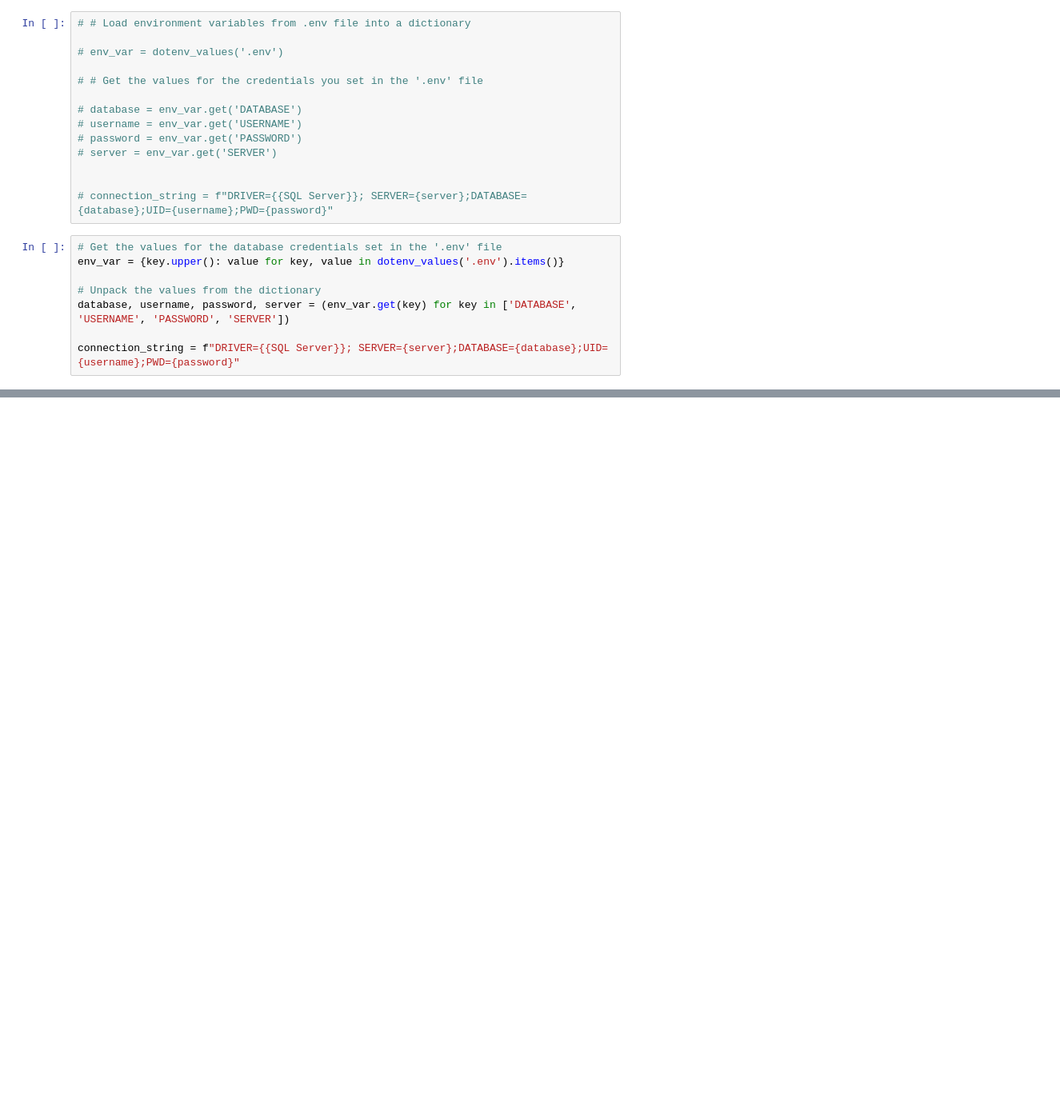
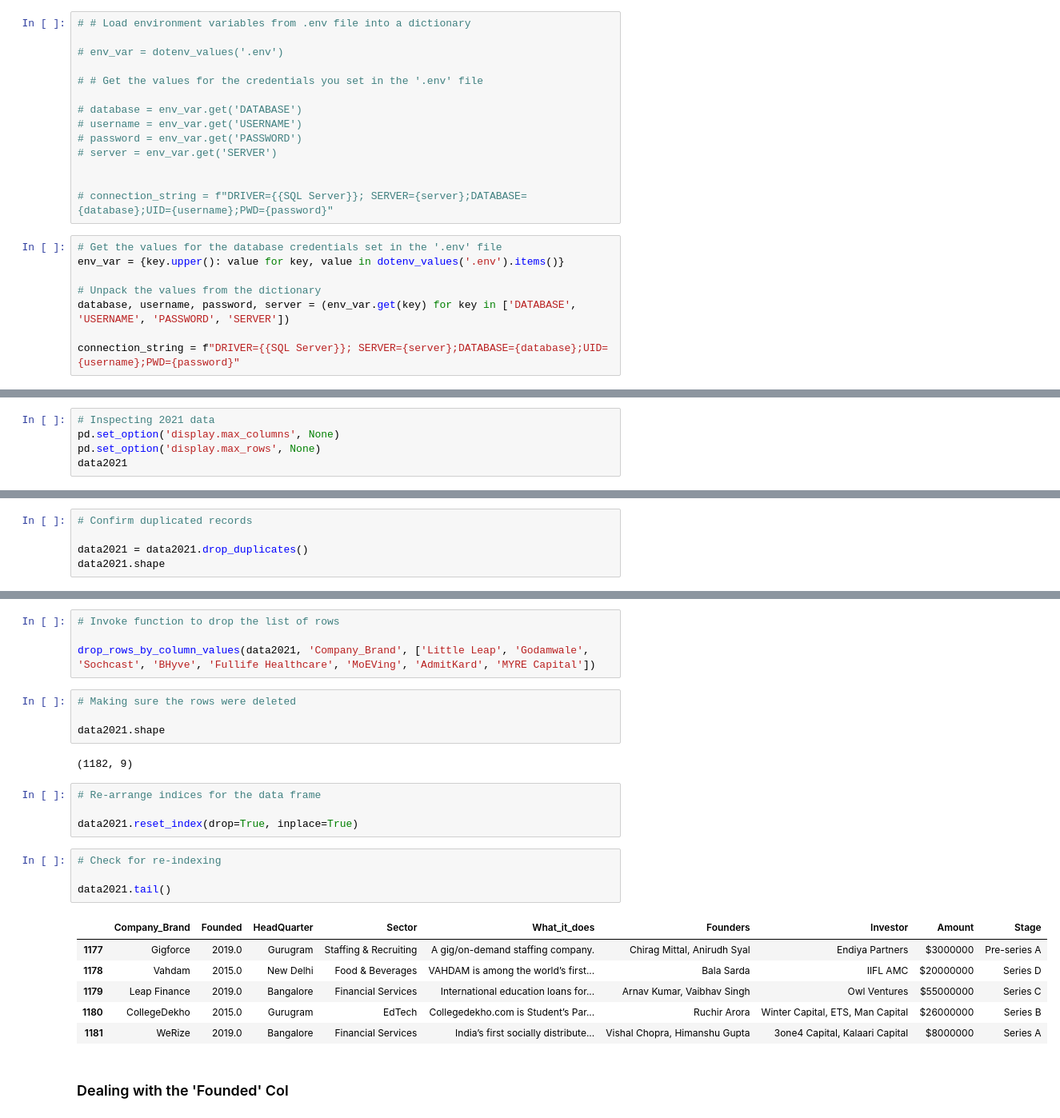
Before and after one commit to aaronayitey/Indian-Startup-Funding-Analysis, a Jupyter notebook: analysing_funding.ipynb, the cells around one changed output, grey strips where cells are left out. Shown at 80% size. Cells and saved outputs as stored; diff of their text form; blank space fills up the shorter version.

```diff
--- a/analysing_funding.ipynb
+++ b/analysing_funding.ipynb
@@ -55,0 +63,5 @@ data2021 = pd.read_sql(query2021, connection)
+# %%
+# Inspecting 2021 data
+pd.set_option('display.max_columns', None)
+pd.set_option('display.max_rows', None)
+data2021
@@ -55,0 +111,5 @@ data2021 = pd.read_sql(query2021, connection)
+# %%
+# Confirm duplicated records
+
+data2021 = data2021.drop_duplicates()
+data2021.shape
@@ -55,0 +160,27 @@ data2021 = pd.read_sql(query2021, connection)
+# %%
+# Invoke function to drop the list of rows
+
+drop_rows_by_column_values(data2021, 'Company_Brand', ['Little Leap', 'Godamwale', 'Sochcast', 'BHyve', 'Fullife Healthcare', 'MoEVing', 'AdmitKard', 'MYRE Capital'])
+# %%
+# Making sure the rows were deleted
+
+data2021.shape
+# %% [output]
+(1182, 9)
+# %%
+# Re-arrange indices for the data frame
+
+data2021.reset_index(drop=True, inplace=True)
+# %%
+# Check for re-indexing
+
+data2021.tail()
+# %% [output]
+|  | Company_Brand | Founded | HeadQuarter | Sector | What_it_does | Founders | Investor | Amount | Stage |
+| 1177 | Gigforce | 2019.0 | Gurugram | Staffing & Recruiting | A gig/on-demand staffing company. | Chirag Mittal, Anirudh Syal | Endiya Partners | $3000000 | Pre-series A |
+| 1178 | Vahdam | 2015.0 | New Delhi | Food & Beverages | VAHDAM is among the world’s first... | Bala Sarda | IIFL AMC | $20000000 | Series D |
+| 1179 | Leap Finance | 2019.0 | Bangalore | Financial Services | International education loans for... | Arnav Kumar, Vaibhav Singh | Owl Ventures | $55000000 | Series C |
+| 1180 | CollegeDekho | 2015.0 | Gurugram | EdTech | Collegedekho.com is Student’s Par... | Ruchir Arora | Winter Capital, ETS, Man Capital | $26000000 | Series B |
+| 1181 | WeRize | 2019.0 | Bangalore | Financial Services | India’s first socially distribute... | Vishal Chopra, Himanshu Gupta | 3one4 Capital, Kalaari Capital | $8000000 | Series A |
+# %% [markdown]
+### Dealing with the 'Founded' Col
```
Also changed, not shown: parts of 65 cells of this notebook.
